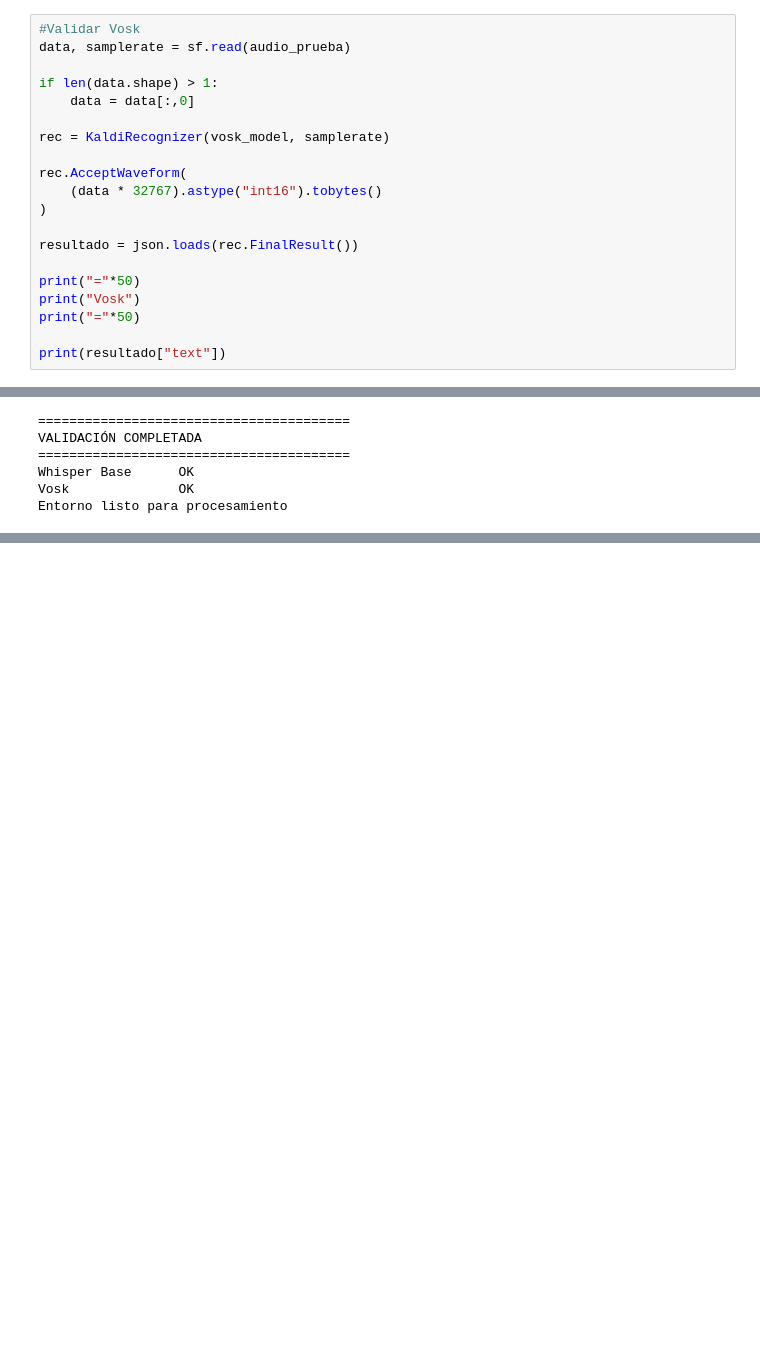
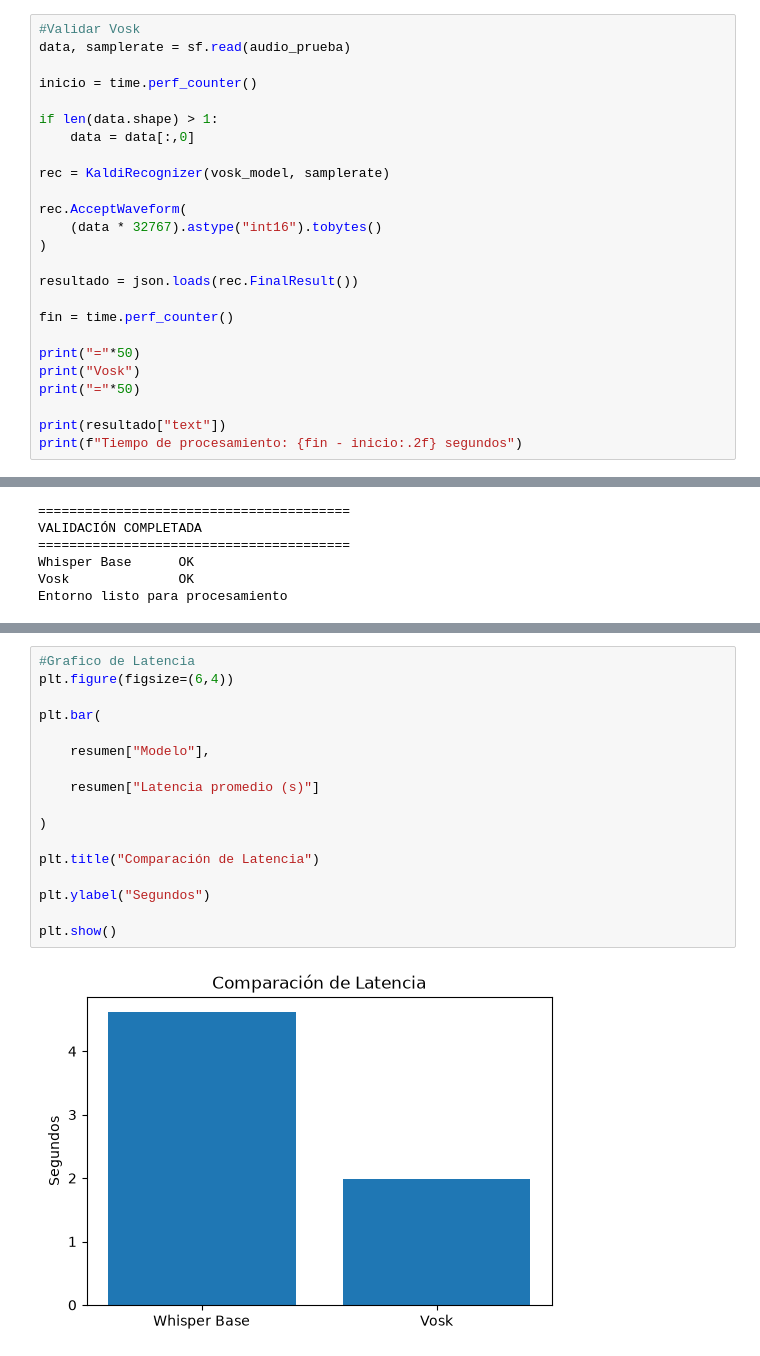
Before and after one commit to BryanAngamarca/ProyectoFinal, a Jupyter notebook: notebooks/04_ModelosASR.ipynb, the cells around one changed output, grey strips where cells are left out. Saved outputs shown, nothing was run; the diff lists cells and outputs as text; blank space fills up the shorter version.

```diff
--- a/notebooks/04_ModelosASR.ipynb
+++ b/notebooks/04_ModelosASR.ipynb
@@ -110,6 +110,8 @@ Tiempo: 41.546 segundos
 # %%
 #Validar Vosk
 data, samplerate = sf.read(audio_prueba)
+
+inicio = time.perf_counter()
 
 if len(data.shape) > 1:
     data = data[:,0]
@@ -122,11 +124,14 @@ rec.AcceptWaveform(
 
 resultado = json.loads(rec.FinalResult())
 
+fin = time.perf_counter()
+
 print("="*50)
 print("Vosk")
 print("="*50)
 
 print(resultado["text"])
+print(f"Tiempo de procesamiento: {fin - inicio:.2f} segundos")
 # %% [output]
 ==================================================
 Vosk
@@ -152,0 +492,19 @@ Entorno listo para procesamiento
+# %%
+#Grafico de Latencia
+plt.figure(figsize=(6,4))
+
+plt.bar(
+
+    resumen["Modelo"],
+
+    resumen["Latencia promedio (s)"]
+
+)
+
+plt.title("Comparación de Latencia")
+
+plt.ylabel("Segundos")
+
+plt.show()
+# %% [output]
+[figure, added]
```
Also changed, not shown: parts of 29 cells of this notebook, 2 other files.
